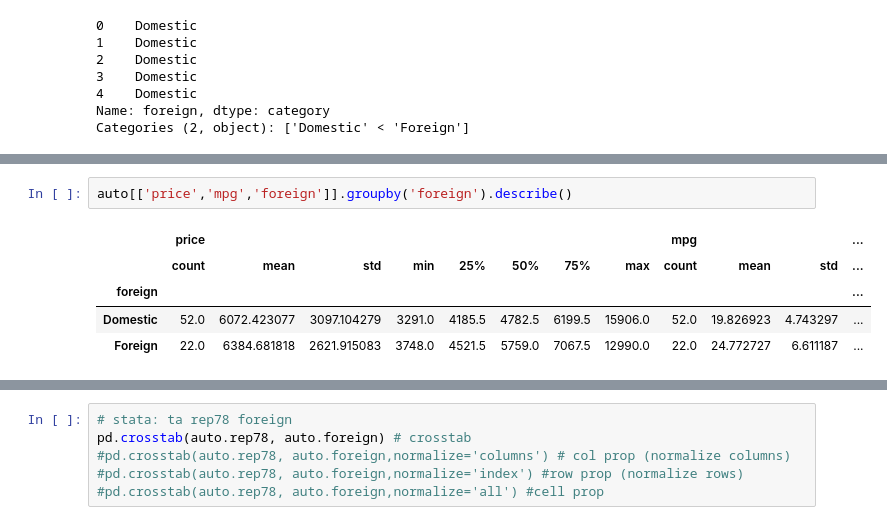
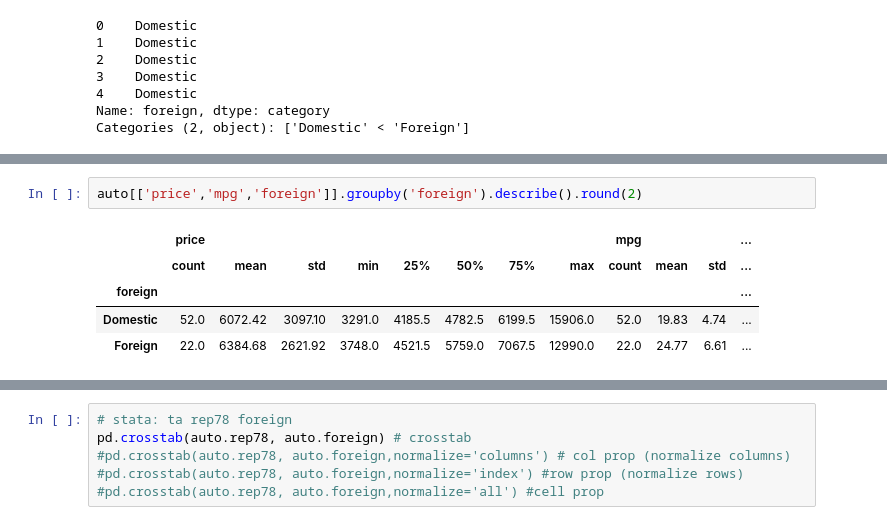
Before and after one commit to khagerthey/VIS1, a Jupyter notebook: all.ipynb, the cells around one changed output, grey strips where cells are left out. Saved outputs shown, nothing was run; the diff lists cells and outputs as text.

```diff
--- a/all.ipynb
+++ b/all.ipynb
@@ -430,8 +387,8 @@ auto.describe().T #T just transposes
 # %%
-auto[['price','mpg','foreign']].groupby('foreign').describe()
+auto[['price','mpg','foreign']].groupby('foreign').describe().round(2)
 # %% [output]
 |  | price |  |  |  |  |  |  |  | mpg |  |  | ... |
 |  | count | mean | std | min | 25% | 50% | 75% | max | count | mean | std | ... |
 | foreign |  |  |  |  |  |  |  |  |  |  |  | ... |
-| Domestic | 52.0 | 6072.423077 | 3097.104279 | 3291.0 | 4185.5 | 4782.5 | 6199.5 | 15906.0 | 52.0 | 19.826923 | 4.743297 | ... |
-| Foreign | 22.0 | 6384.681818 | 2621.915083 | 3748.0 | 4521.5 | 5759.0 | 7067.5 | 12990.0 | 22.0 | 24.772727 | 6.611187 | ... |
+| Domestic | 52.0 | 6072.42 | 3097.10 | 3291.0 | 4185.5 | 4782.5 | 6199.5 | 15906.0 | 52.0 | 19.83 | 4.74 | ... |
+| Foreign | 22.0 | 6384.68 | 2621.92 | 3748.0 | 4521.5 | 5759.0 | 7067.5 | 12990.0 | 22.0 | 24.77 | 6.61 | ... |
```
Also changed, not shown: parts of 112 cells of this notebook.
